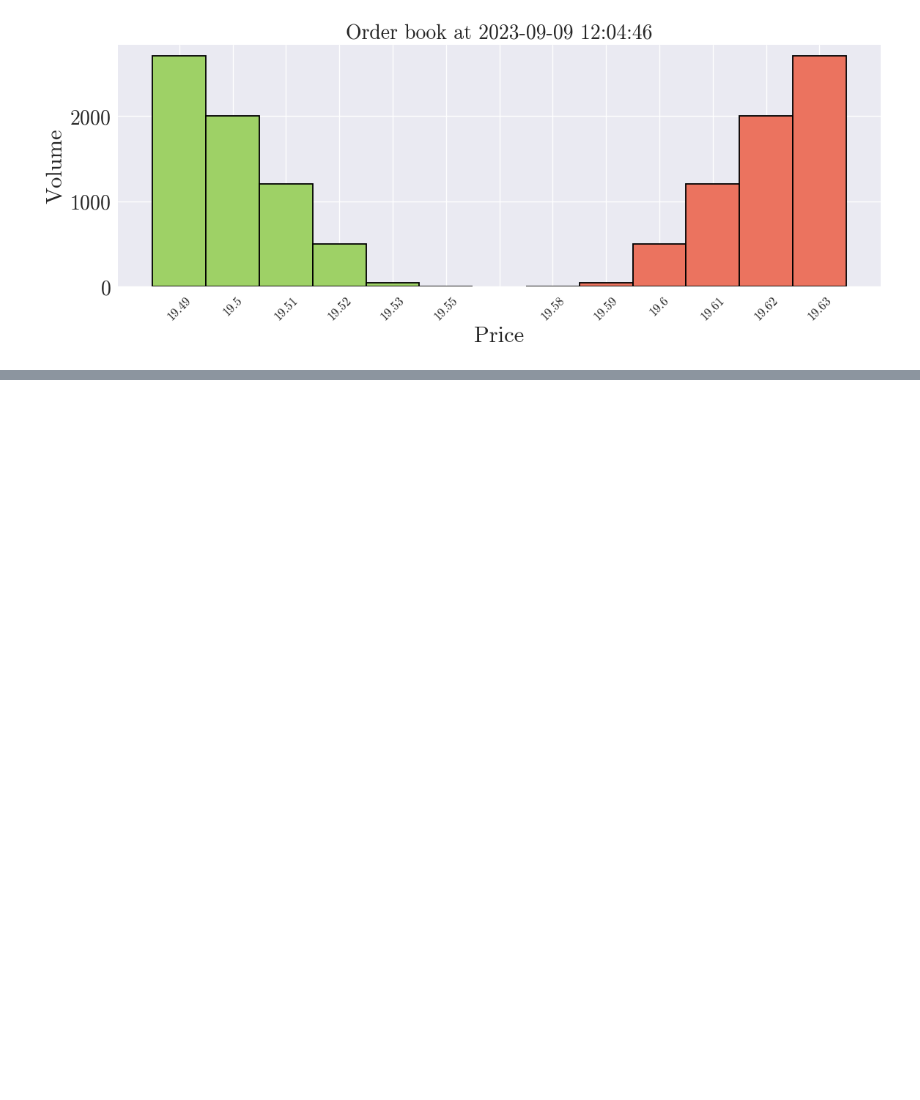
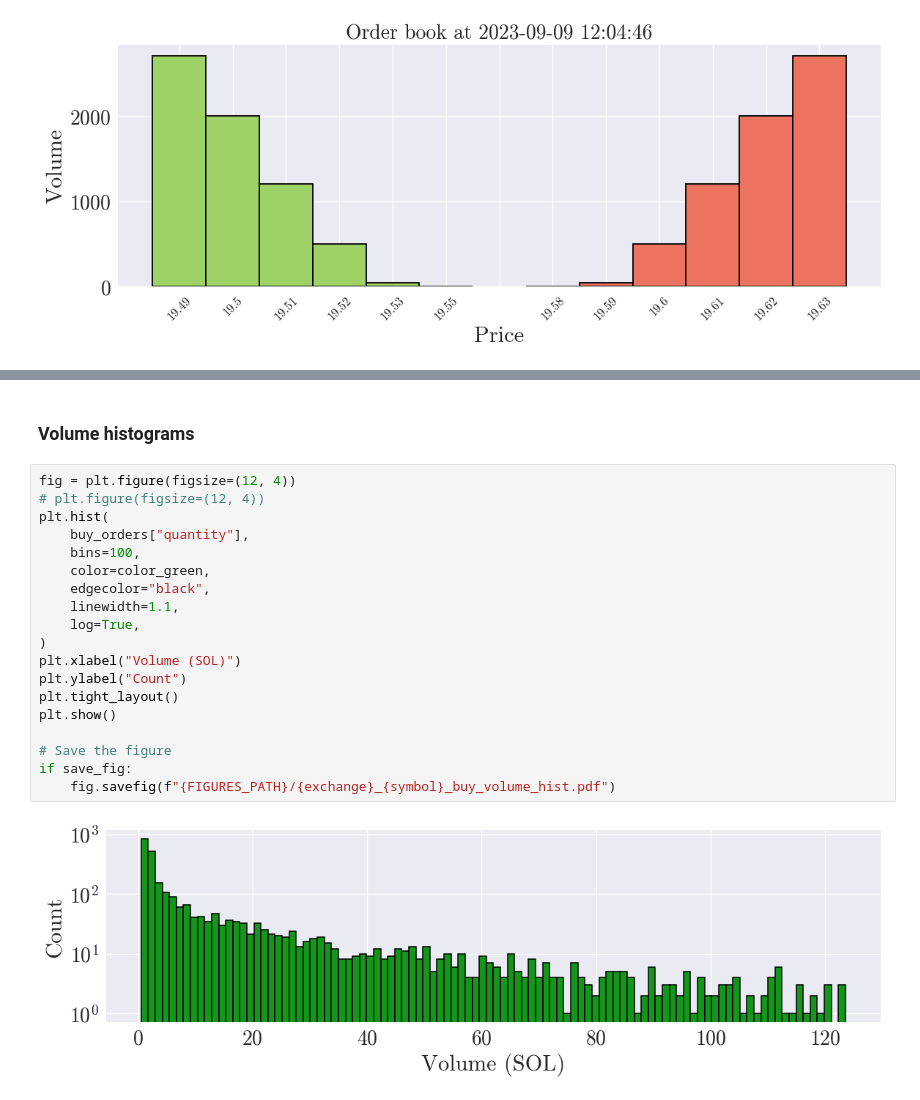
Before and after one commit to JurajZelman/airl-market-making, a Jupyter notebook: main.ipynb, the cells around one changed output, grey strips where cells are left out. Saved outputs shown, nothing was run; the diff lists cells and outputs as text; blank space fills up the shorter version.

```diff
--- a/main.ipynb
+++ b/main.ipynb
@@ -1177,0 +1437,23 @@ for i in range(index_start, index_end):
+# %% [markdown]
+### Volume histograms
+# %%
+fig = plt.figure(figsize=(12, 4))
+# plt.figure(figsize=(12, 4))
+plt.hist(
+    buy_orders["quantity"],
+    bins=100,
+    color=color_green,
+    edgecolor="black",
+    linewidth=1.1,
+    log=True,
+)
+plt.xlabel("Volume (SOL)")
+plt.ylabel("Count")
+plt.tight_layout()
+plt.show()
+
+# Save the figure
+if save_fig:
+    fig.savefig(f"{FIGURES_PATH}/{exchange}_{symbol}_buy_volume_hist.pdf")
+# %% [output]
+[figure, added]
```
Also changed, not shown: parts of 36 cells of this notebook, 1 other file.
